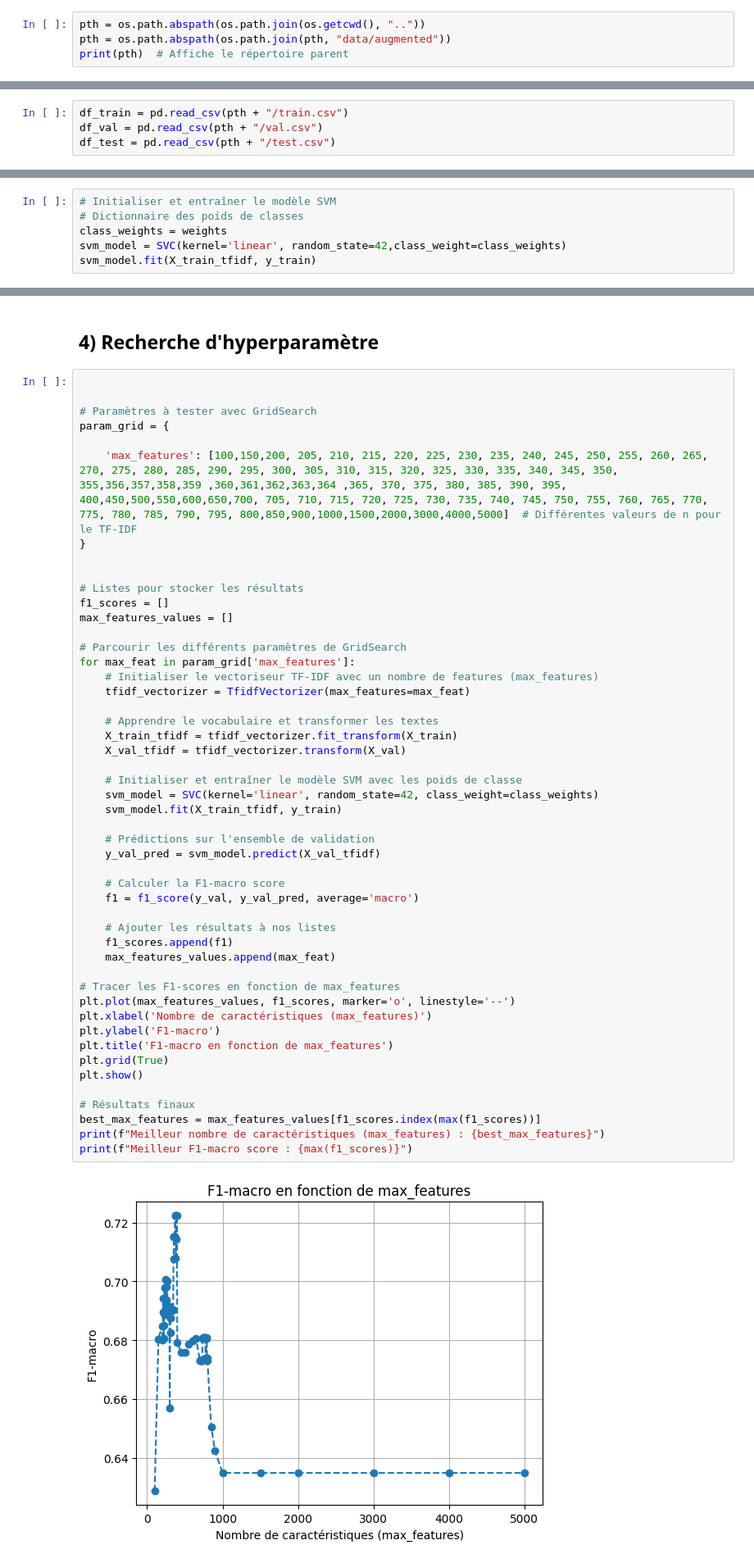
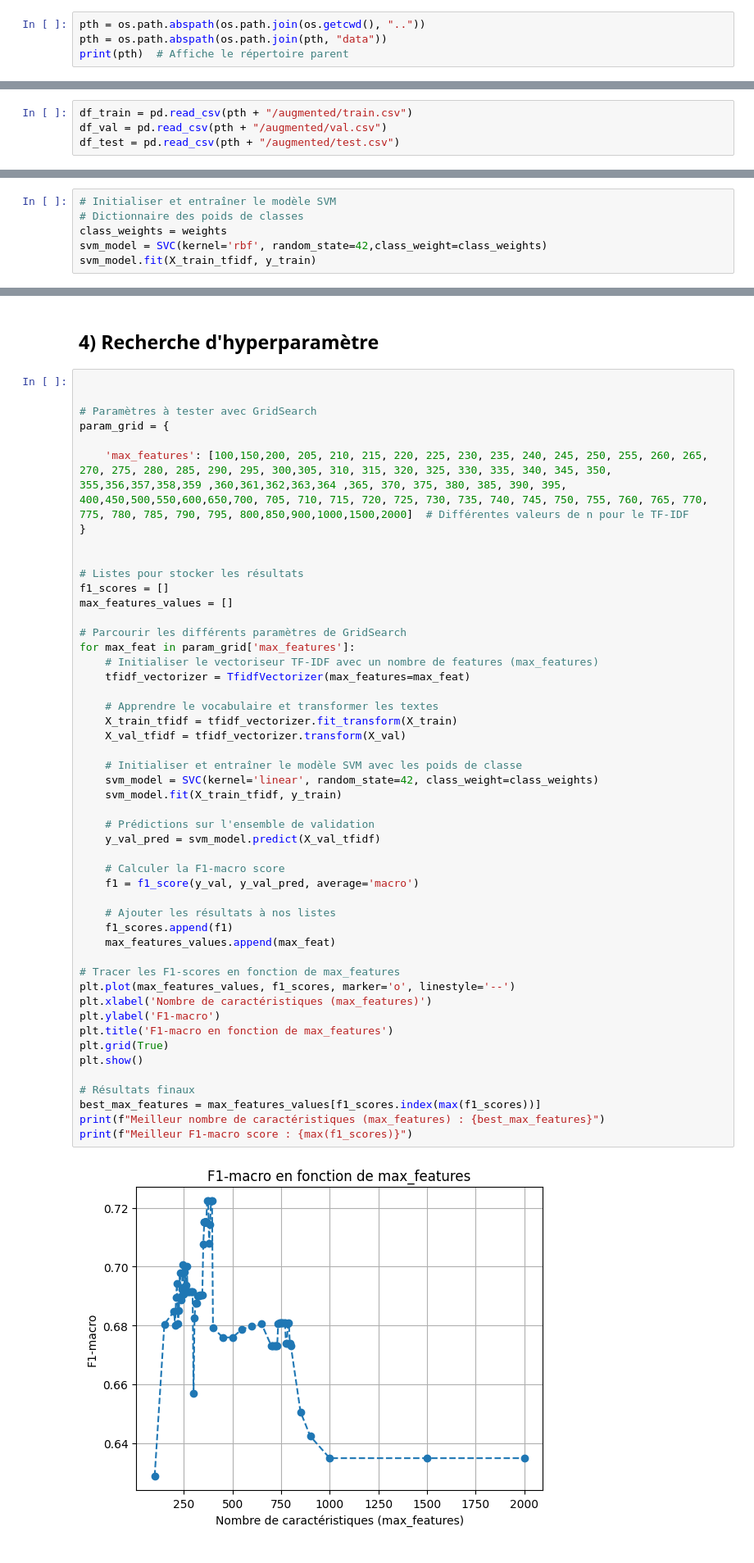
Before and after one commit to Saad123654/Challenge_tech, a Jupyter notebook: notebooks/tfidf.ipynb, the cells around one changed output, grey strips where cells are left out. Shown: that part at 82% size. Cells and saved outputs as stored; diff of their text form.

Commit message:
training deep

```diff
--- a/notebooks/tfidf.ipynb
+++ b/notebooks/tfidf.ipynb
@@ -15,6 +15,6 @@ import pickle
 ## 1) Import des données
 # %%
 pth = os.path.abspath(os.path.join(os.getcwd(), ".."))
-pth = os.path.abspath(os.path.join(pth, "data/augmented"))
+pth = os.path.abspath(os.path.join(pth, "data"))
 print(pth)  # Affiche le répertoire parent
 # %% [output]
@@ -22,7 +22,7 @@ c:\Users\DF6610\Challenge_tech\data\augmented
 # %%
-df_train = pd.read_csv(pth + "/train.csv")
-df_val = pd.read_csv(pth + "/val.csv")
-df_test = pd.read_csv(pth + "/test.csv")
+df_train = pd.read_csv(pth + "/augmented/train.csv")
+df_val = pd.read_csv(pth + "/augmented/val.csv")
+df_test = pd.read_csv(pth + "/augmented/test.csv")
 # %%
 label_mapping={'out_of_scope': 0,
  'translate': 1,
@@ -101,7 +101,7 @@ X_val_tfidf = tfidf_vectorizer.transform(X_val)
 # Initialiser et entraîner le modèle SVM
 # Dictionnaire des poids de classes
 class_weights = weights
-svm_model = SVC(kernel='linear', random_state=42,class_weight=class_weights)
+svm_model = SVC(kernel='rbf', random_state=42,class_weight=class_weights)
 svm_model.fit(X_train_tfidf, y_train)
 # %% [output]
 SVC(class_weight={0: np.float64(0.4657878217200251),
@@ -146,7 +146,7 @@ weighted avg       0.67      0.69      0.67       177
 # Paramètres à tester avec GridSearch
 param_grid = {
 
-    'max_features': [100,150,200, 205, 210, 215, 220, 225, 230, 235, 240, 245, 250, 255, 260, 265, 270, 275, 280, 285, 290, 295, 300, 305, 310, 315, 320, 325, 330, 335, 340, 345, 350, 355,356,357,358,359 ,360,361,362,363,364 ,365, 370, 375, 380, 385, 390, 395, 400,450,500,550,600,650,700, 705, 710, 715, 720, 725, 730, 735, 740, 745, 750, 755, 760, 765, 770, 775, 780, 785, 790, 795, 800,850,900,1000,1500,2000,3000,4000,5000]  # Différentes valeurs de n pour le TF-IDF
+    'max_features': [100,150,200, 205, 210, 215, 220, 225, 230, 235, 240, 245, 250, 255, 260, 265, 270, 275, 280, 285, 290, 295, 300,305, 310, 315, 320, 325, 330, 335, 340, 345, 350, 355,356,357,358,359 ,360,361,362,363,364 ,365, 370, 375, 380, 385, 390, 395, 400,450,500,550,600,650,700, 705, 710, 715, 720, 725, 730, 735, 740, 745, 750, 755, 760, 765, 770, 775, 780, 785, 790, 795, 800,850,900,1000,1500,2000]  # Différentes valeurs de n pour le TF-IDF
 }
 
 
@@ -163,34 +163,34 @@ for max_feat in param_grid['max_features']:
     X_train_tfidf = tfidf_vectorizer.fit_transform(X_train)
     X_val_tfidf = tfidf_vectorizer.transform(X_val)
 
     # Initialiser et entraîner le modèle SVM avec les poids de classe
     svm_model = SVC(kernel='linear', random_state=42, class_weight=class_weights)
     svm_model.fit(X_train_tfidf, y_train)
 
     # Prédictions sur l'ensemble de validation
     y_val_pred = svm_model.predict(X_val_tfidf)
 
     # Calculer la F1-macro score
     f1 = f1_score(y_val, y_val_pred, average='macro')
 
     # Ajouter les résultats à nos listes
     f1_scores.append(f1)
     max_features_values.append(max_feat)
 
 # Tracer les F1-scores en fonction de max_features
 plt.plot(max_features_values, f1_scores, marker='o', linestyle='--')
 plt.xlabel('Nombre de caractéristiques (max_features)')
 plt.ylabel('F1-macro')
 plt.title('F1-macro en fonction de max_features')
 plt.grid(True)
 plt.show()
 
 # Résultats finaux
 best_max_features = max_features_values[f1_scores.index(max(f1_scores))]
 print(f"Meilleur nombre de caractéristiques (max_features) : {best_max_features}")
 print(f"Meilleur F1-macro score : {max(f1_scores)}")
 # %% [output]
-[figure, old version]
+[figure, new version]
 Meilleur nombre de caractéristiques (max_features) : 370
 Meilleur F1-macro score : 0.7223163277212524
 # %% [markdown]
```
Also changed, not shown: parts of 6 cells of this notebook, 4 other files.
